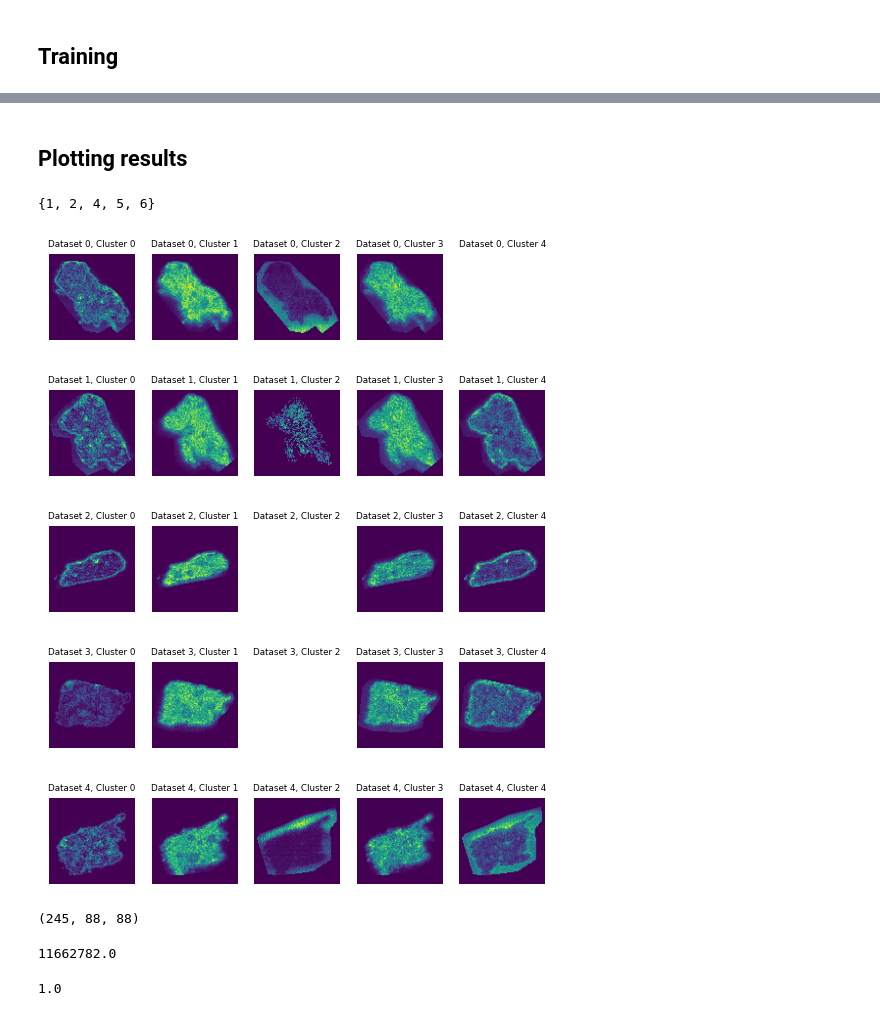
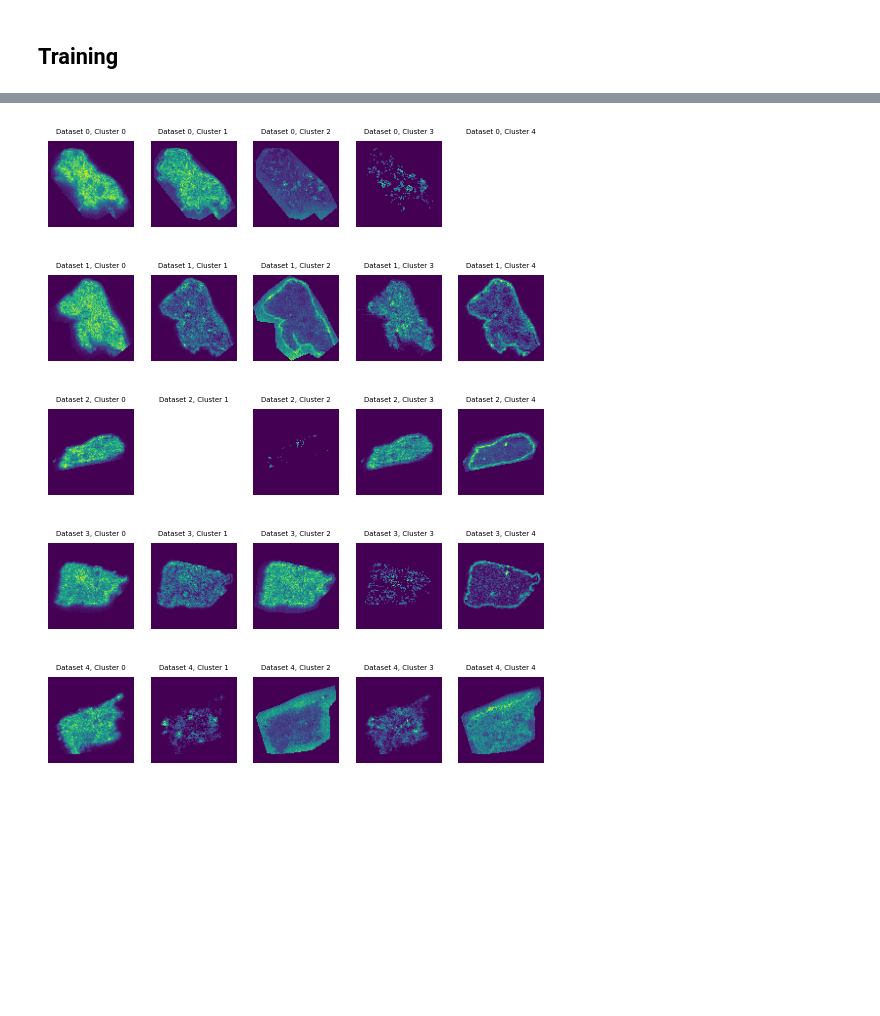
Before and after one commit to tdrose/ionimage_embedding, a Jupyter notebook: notebooks/building_model.ipynb, the cells around one changed output, grey strips where cells are left out. Drawn from its saved outputs; the diff is of its cells as text; code cells hidden in the pictures; blank space fills up the shorter version.

Commit message:
Testing model

```diff
--- a/notebooks/building_model.ipynb
+++ b/notebooks/building_model.ipynb
@@ -130,0 +142,2 @@ training_ions.shape
+# %%
+cae1, clust1 = model1.train()
@@ -133,17 +195,19 @@ model = DeepClustering(
                 images=training_data,
                 dataset_labels=training_datasets,
                 ion_labels=training_ions,
-                num_cluster=7,
-                initial_upper=99,
-                initial_lower=35,
-                upper_iteration=2,
-                lower_iteration=3,
-                knn=False, k=10,
-                lr=0.0001, batch_size=100,
-                pretraining_epochs= 11,
-                training_epochs=13,
-                cae_encoder_dim=14,
-                use_gpu=True
+                num_cluster=5,
+                initial_upper=95,
+                initial_lower=45,
+                upper_iteration=1,
+                lower_iteration=2,
+                dataset_specific_percentiles=True,
+                knn=False, k=5,
+                lr=0.0001, batch_size=128,
+                pretraining_epochs=11,
+                training_epochs=16,
+                cae_encoder_dim=20,
+                use_gpu=True,
+                random_seed=1224
             )
 # %%
 cae, clust = model.train()
@@ -168,2 +231,0 @@ Training Epoch: 12 Loss: 0.006032
-# %% [markdown]
-## Plotting results
@@ -172,42 +232,28 @@ pred_labels = model.inference(cae, clust)
-# %%
-set(pred_labels)
-# %% [output]
-{1, 2, 4, 5, 6}
 # %%
+pred_labels = model.inference(cae, clust)
+
 # Loop over datasets:
 ds_counter = 0
 for ds in kidney_datasets:
 
     ds_imgs = model.image_data[model.dataset_labels==ds]
     curr_labels = pred_labels[model.dataset_labels==ds]
 
     cluster_ion_images = []
     for cluster in set(pred_labels):
         cluster_ion_images.append(np.mean(ds_imgs[curr_labels==cluster], axis=0))
     fig, axs = plt.subplots(ncols=len(set(pred_labels)))
     counter = 0
     for ax, im in zip(axs, cluster_ion_images):
         ax.imshow(im)
         ax.axis('off')
-        ax.set_title(f'Dataset {ds_counter}, Cluster {counter}', fontdict={'fontsize': 6.3})
+        ax.set_title(f'Dataset {ds_counter}, Cluster {counter}', fontdict={'fontsize': 5})
         counter += 1
     plt.show()
     ds_counter += 1
 # %% [output]
-[figure, old version]
+[figure, new version]
-[figure, old version]
+[figure, new version]
-[figure, old version]
+[figure, new version]
-[figure, old version]
+[figure, new version]
-[figure, old version]
+[figure, new version]
-# %%
-ds_imgs.shape
-# %% [output]
-(245, 88, 88)
-# %%
-training_data[0].max()
-# %% [output]
-11662782.0
-# %%
-model.image_data[0].max()
-# %% [output]
-1.0
```
Also changed, not shown: parts of 12 cells of this notebook.
